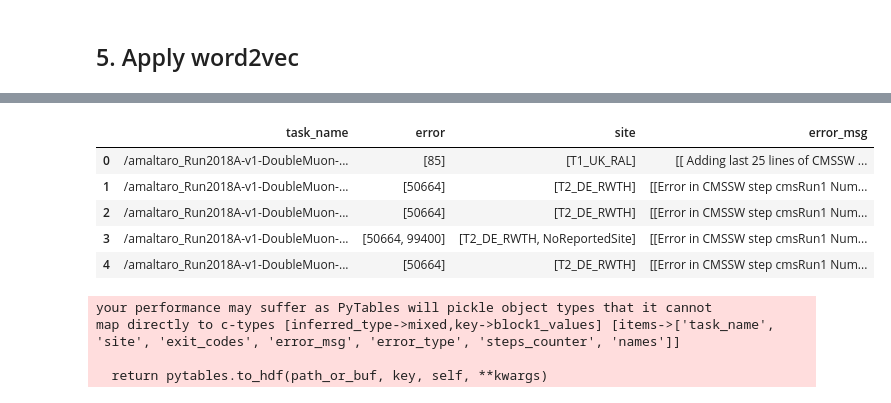
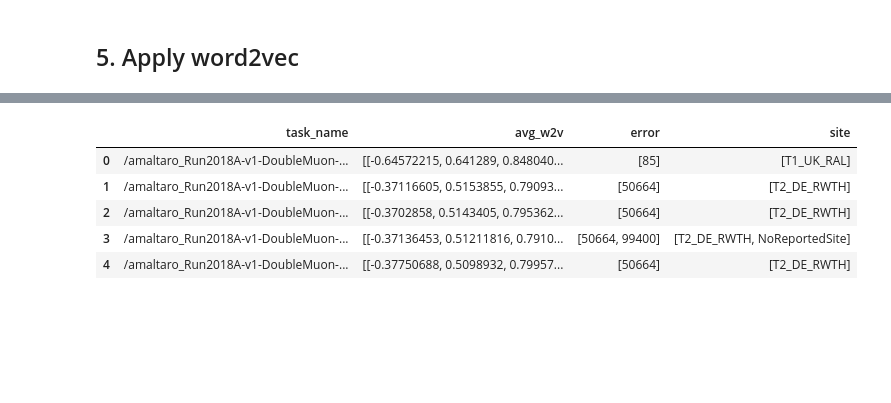
Before and after one commit to llayer/AIErrorLogAnalysis, a Jupyter notebook: preprocessing/w2v.ipynb, the cells around one changed output, grey strips where cells are left out. Drawn from its saved outputs; the diff is of its cells as text; code cells hidden in the pictures; blank space fills up the shorter version.

```diff
--- a/preprocessing/w2v.ipynb
+++ b/preprocessing/w2v.ipynb
@@ -234,0 +287,2 @@ map directly to c-types [inferred_type->mixed,key->block1_values] [items->['task
+# %%
+tokens = tokens.groupby(['task_name', 'error', 'site'], as_index=False)['avg_w2v', 'error_type'].agg(lambda x: list(x))
@@ -234,0 +298,6 @@ map directly to c-types [inferred_type->mixed,key->block1_values] [items->['task
+# %%
+def average_message(message):
+
+    return np.mean(np.array(message), axis = 0)
+# %%
+tokens['avg_w2v'] = tokens['avg_w2v'].apply(average_message)
@@ -235,18 +329,11 @@ map directly to c-types [inferred_type->mixed,key->block1_values] [items->['task
 # %%
-data = data.groupby(['task_name'], as_index=False)['error', 'site', 'exit_codes', 'error_msg', 'error_type', 'steps_counter', 'names'].agg(lambda x: list(x))
+tokens = tokens.groupby(['task_name'], as_index=False)['avg_w2v', 'error', 'site'].agg(lambda x: list(x))
 # %%
-data.head()
+tokens.head()
 # %% [output]
-|  | task_name | error | site | error_msg |
-| 0 | /amaltaro_Run2018A-v1-DoubleMuon-... | [85] | [T1_UK_RAL] | [[ Adding last 25 lines of CMSSW ... |
-| 1 | /amaltaro_Run2018A-v1-DoubleMuon-... | [50664] | [T2_DE_RWTH] | [[Error in CMSSW step cmsRun1 Num... |
-| 2 | /amaltaro_Run2018A-v1-DoubleMuon-... | [50664] | [T2_DE_RWTH] | [[Error in CMSSW step cmsRun1 Num... |
-| 3 | /amaltaro_Run2018A-v1-DoubleMuon-... | [50664, 99400] | [T2_DE_RWTH, NoReportedSite] | [[Error in CMSSW step cmsRun1 Num... |
-| 4 | /amaltaro_Run2018A-v1-DoubleMuon-... | [50664] | [T2_DE_RWTH] | [[Error in CMSSW step cmsRun1 Num... |
+|  | task_name | avg_w2v | error | site |
+| 0 | /amaltaro_Run2018A-v1-DoubleMuon-... | [[-0.64572215, 0.641289, 0.848040... | [85] | [T1_UK_RAL] |
+| 1 | /amaltaro_Run2018A-v1-DoubleMuon-... | [[-0.37116605, 0.5153855, 0.79093... | [50664] | [T2_DE_RWTH] |
+| 2 | /amaltaro_Run2018A-v1-DoubleMuon-... | [[-0.3702858, 0.5143405, 0.795362... | [50664] | [T2_DE_RWTH] |
+| 3 | /amaltaro_Run2018A-v1-DoubleMuon-... | [[-0.37136453, 0.51211816, 0.7910... | [50664, 99400] | [T2_DE_RWTH, NoReportedSite] |
+| 4 | /amaltaro_Run2018A-v1-DoubleMuon-... | [[-0.37750688, 0.5098932, 0.79957... | [50664] | [T2_DE_RWTH] |
-# %%
-w2v_analysis.store(data, 'tokens', 5)
-# %% [output]
-your performance may suffer as PyTables will pickle object types that it cannot
-map directly to c-types [inferred_type->mixed,key->block1_values] [items->['task_name', 'site', 'exit_codes', 'error_msg', 'error_type', 'steps_counter', 'names']]
-
-  return pytables.to_hdf(path_or_buf, key, self, **kwargs)
```
Also changed, not shown: parts of 33 cells of this notebook, 1 other file.
